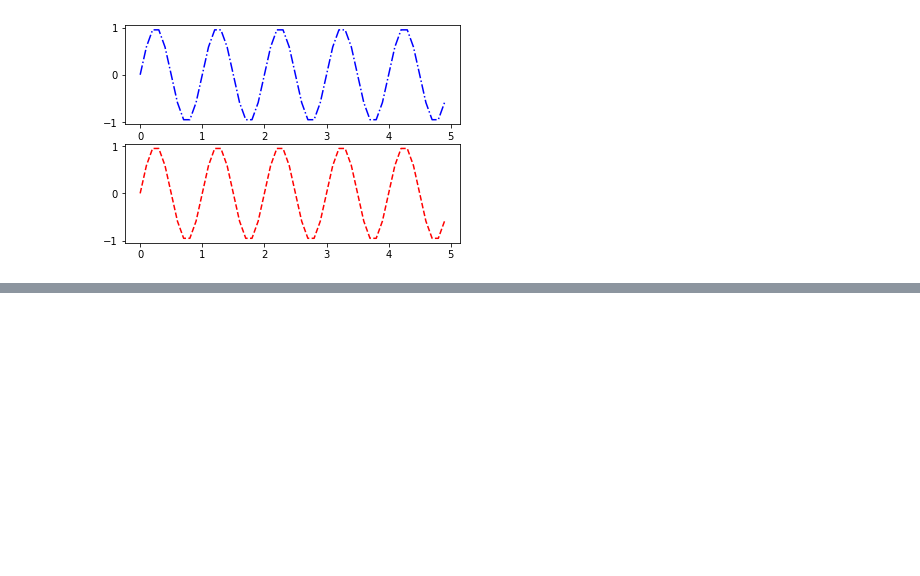
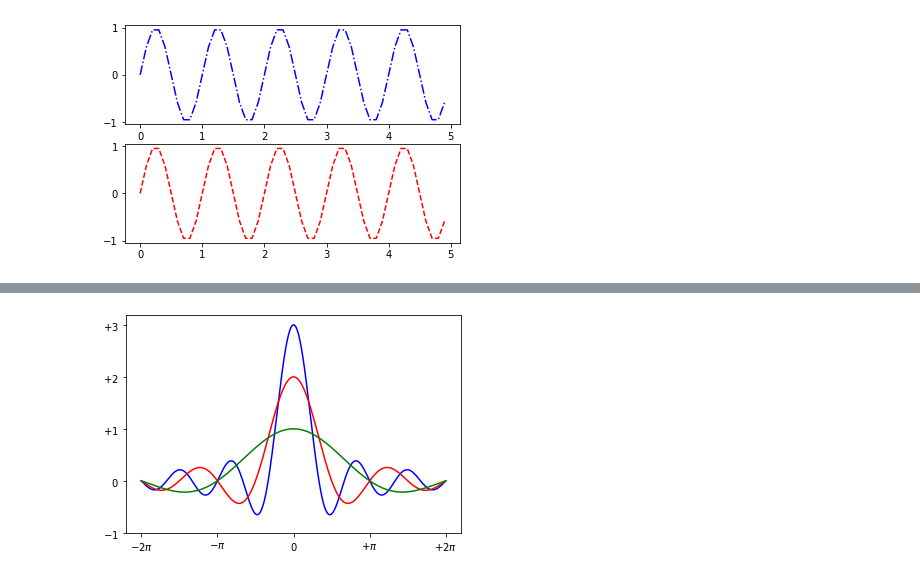
Before and after one commit to tanvitiwari17/DataScience, a Jupyter notebook: class/lab.ipynb, the cells around one changed output, grey strips where cells are left out. Saved outputs shown, nothing was run; the diff lists cells and outputs as text; code cells hidden in the pictures; blank space fills up the shorter version.

```diff
--- a/class/lab.ipynb
+++ b/class/lab.ipynb
@@ -373,0 +407,16 @@ plt.show()
+# %%
+import matplotlib.pyplot as plt
+import numpy as np
+x = np.arange(-2*np.pi,2*np.pi,0.01)
+y = np.sin(3*x)/x
+y2 = np.sin(2*x)/x
+y3 = np.sin(x)/x
+plt.plot(x,y,color='b')
+plt.plot(x,y2,color='r')
+plt.plot(x,y3,color='g')
+plt.xticks([-2*np.pi, -np.pi, 0, np.pi, 2*np.pi],
+[r'$-2\pi$',r'$-\pi$',r'$0$',r'$+\pi$',r'$+2\pi$'])
+plt.yticks([-1,0,1,2,3], [r'$-1$',r'$0$',r'$+1$',r'$+2$',r'$+3$'])
+plt.show()
+# %% [output]
+[figure, added]
```
Also changed, not shown: parts of 3 cells of this notebook, 2 other files.
